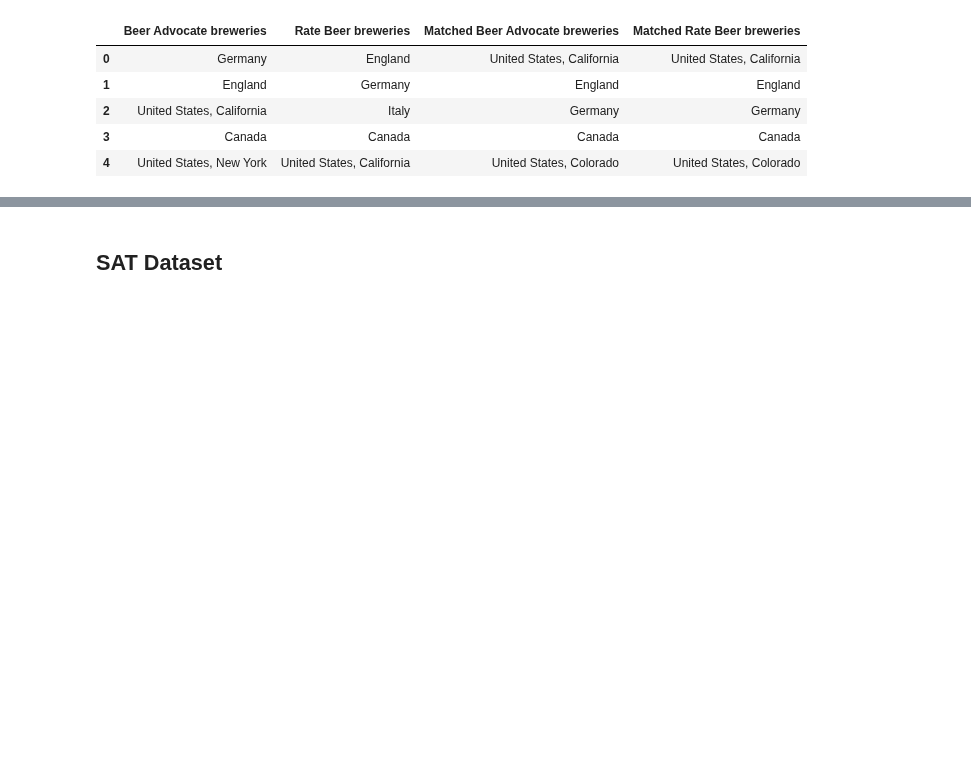
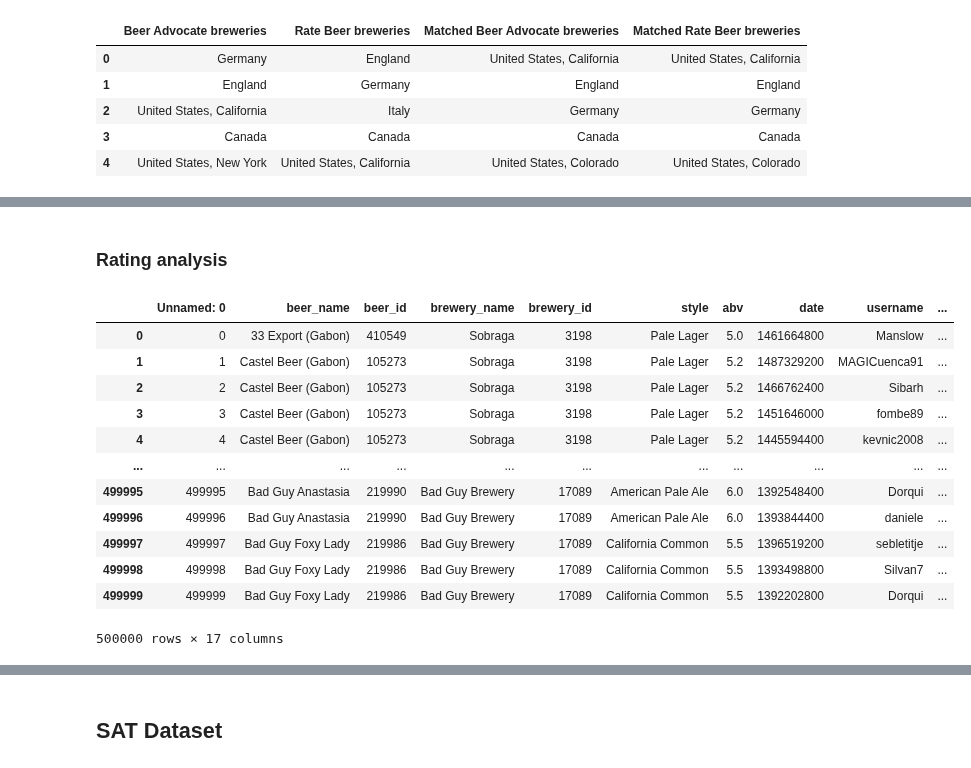
Before and after one commit to epfl-ada/ada-2022-project-hotchocolate, a Jupyter notebook: Notebook.ipynb, the cells around one changed output, grey strips where cells are left out. Drawn from its saved outputs; the diff is of its cells as text; code cells hidden in the pictures; blank space fills up the shorter version.

```diff
--- a/Notebook.ipynb
+++ b/Notebook.ipynb
@@ -646,0 +693,20 @@ df_md_breweries_wbeer.head()
+# %% [markdown]
+### Rating analysis
+# %%
+import pandas as pd
+first = pd.read_csv(f"data/RateBeer_ratings_part_0.csv",low_memory=False)
+display(first)
+# %% [output]
+|  | Unnamed: 0 | beer_name | beer_id | brewery_name | brewery_id | style | abv | date | username | ... |
+| 0 | 0 | 33 Export (Gabon) | 410549 | Sobraga | 3198 | Pale Lager | 5.0 | 1461664800 | Manslow | ... |
+| 1 | 1 | Castel Beer (Gabon) | 105273 | Sobraga | 3198 | Pale Lager | 5.2 | 1487329200 | MAGICuenca91 | ... |
+| 2 | 2 | Castel Beer (Gabon) | 105273 | Sobraga | 3198 | Pale Lager | 5.2 | 1466762400 | Sibarh | ... |
+| 3 | 3 | Castel Beer (Gabon) | 105273 | Sobraga | 3198 | Pale Lager | 5.2 | 1451646000 | fombe89 | ... |
+| 4 | 4 | Castel Beer (Gabon) | 105273 | Sobraga | 3198 | Pale Lager | 5.2 | 1445594400 | kevnic2008 | ... |
+| ... | ... | ... | ... | ... | ... | ... | ... | ... | ... | ... |
+| 499995 | 499995 | Bad Guy Anastasia | 219990 | Bad Guy Brewery | 17089 | American Pale Ale | 6.0 | 1392548400 | Dorqui | ... |
+| 499996 | 499996 | Bad Guy Anastasia | 219990 | Bad Guy Brewery | 17089 | American Pale Ale | 6.0 | 1393844400 | daniele | ... |
+| 499997 | 499997 | Bad Guy Foxy Lady | 219986 | Bad Guy Brewery | 17089 | California Common | 5.5 | 1396519200 | sebletitje | ... |
+| 499998 | 499998 | Bad Guy Foxy Lady | 219986 | Bad Guy Brewery | 17089 | California Common | 5.5 | 1393498800 | Silvan7 | ... |
+| 499999 | 499999 | Bad Guy Foxy Lady | 219986 | Bad Guy Brewery | 17089 | California Common | 5.5 | 1392202800 | Dorqui | ... |
+500000 rows × 17 columns
```
Also changed, not shown: parts of 17 cells of this notebook, 2 other files.
